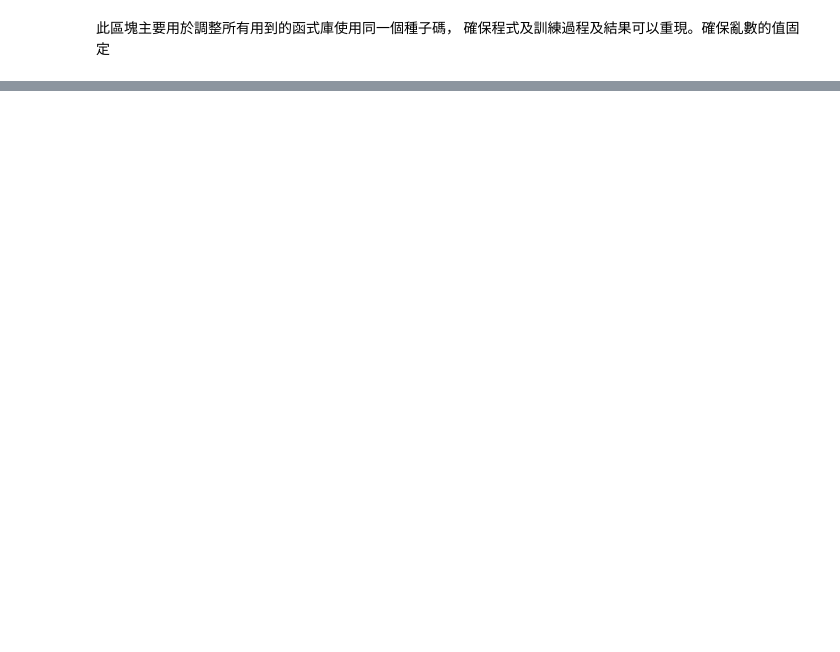
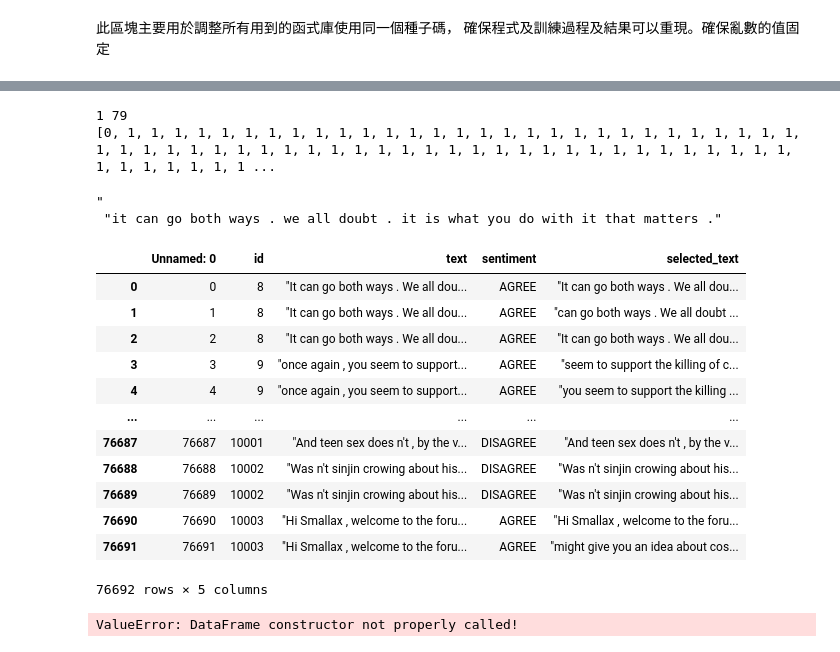
Before and after one commit to PoKai-H/NLP-RoBERTa, a Jupyter notebook: RoBERTa_PyTorch.ipynb, the cells around one changed output, grey strips where cells are left out. Cells and saved outputs as stored; diff of their text form; code cells hidden in the pictures; blank space fills up the shorter version.

```diff
--- a/RoBERTa_PyTorch.ipynb
+++ b/RoBERTa_PyTorch.ipynb
@@ -43 +47,4 @@ seed = 30
 seed_everything(seed)
+# %%
+train = pd.read_csv('train.csv')
+train.head()
@@ -43,0 +58,3 @@ seed_everything(seed)
+# %%
+train = train[['id','text','sentiment','selected_text']]
+train
@@ -43,0 +529,63 @@ seed_everything(seed)
+# %%
+selected_text = " " +  " ".join(train['selected_text'].iloc[0].lower().split())
+
+        # 取出 selected_text 的長度
+len_st = len(selected_text) - 1
+        #建立 text 之 index 用
+idx0 = None
+idx1 = None
+for ind in (i for i, e in enumerate(input_text) if e == selected_text[1]):
+        #print(input_text[ind: ind+len_st])
+        #     若 " " + tweet[ind: ind+len_st] 的組合 和 selected_text 一樣
+        #
+                # 設定 idx0 為起始點, idx1 為終止點
+                idx0 = ind
+                idx1 = ind + len_st - 1
+                print(idx0, idx1)
+                break
+
+        # 先以 len(tweet) 個 [0] 初始化 char_targets
+char_targets = [0] * len(input_text)
+
+if idx0 != None and idx1 != None:
+        # 將 char_targets 對應 tweet 的 selected_text 位置 (idx0 ~ idx1 的範圍) 設為 1
+        for ct in range(idx0, idx1 + 1):
+         char_targets[ct] = 1
+print(char_targets)
+# target_idx = []
+# for j, (offset1, offset2) in enumerate(offsets):
+#         #     若有發現 char_targets 中 範圍 offset1 至 offset2 的和大於 0 (代表有值)，
+#         #     則將其 index 放入 target_idx
+#     if sum(char_targets[offset1: offset2]) > 0:
+#                 target_idx.append(j)
+
+#         # 起始 idx 為 target_idx 中第一個，終止 idx 則為最後一個
+#     start_idx = target_idx[0]
+#     end_idx = target_idx[-1]
+# %% [output]
+1 79
+[0, 1, 1, 1, 1, 1, 1, 1, 1, 1, 1, 1, 1, 1, 1, 1, 1, 1, 1, 1, 1, 1, 1, 1, 1, 1, 1, 1, 1, 1, 1, 1, 1, 1, 1, 1, 1, 1, 1, 1, 1, 1, 1, 1, 1, 1, 1, 1, 1, 1, 1, 1, 1, 1, 1, 1, 1, 1, 1, 1, 1, 1, 1, 1, 1, 1, 1 ...
+# %%
+selected_text = " " +  " ".join(train['selected_text'].iloc[1].lower().split())
+input_text = " "+" ".join(train['text'].iloc[1].lower().split())
+print(selected_text[1])
+print(input_text)
+# %% [output]
+"
+ "it can go both ways . we all doubt . it is what you do with it that matters ."
+# %%
+train['text'].iloc[1]
+# %% [output]
+|  | Unnamed: 0 | id | text | sentiment | selected_text |
+| 0 | 0 | 8 | "It can go both ways . We all dou... | AGREE | "It can go both ways . We all dou... |
+| 1 | 1 | 8 | "It can go both ways . We all dou... | AGREE | "can go both ways . We all doubt ... |
+| 2 | 2 | 8 | "It can go both ways . We all dou... | AGREE | "It can go both ways . We all dou... |
+| 3 | 3 | 9 | "once again , you seem to support... | AGREE | "seem to support the killing of c... |
+| 4 | 4 | 9 | "once again , you seem to support... | AGREE | "you seem to support the killing ... |
+| ... | ... | ... | ... | ... | ... |
+| 76687 | 76687 | 10001 | "And teen sex does n't , by the v... | DISAGREE | "And teen sex does n't , by the v... |
+| 76688 | 76688 | 10002 | "Was n't sinjin crowing about his... | DISAGREE | "Was n't sinjin crowing about his... |
+| 76689 | 76689 | 10002 | "Was n't sinjin crowing about his... | DISAGREE | "Was n't sinjin crowing about his... |
+| 76690 | 76690 | 10003 | "Hi Smallax , welcome to the foru... | AGREE | "Hi Smallax , welcome to the foru... |
+| 76691 | 76691 | 10003 | "Hi Smallax , welcome to the foru... | AGREE | "might give you an idea about cos... |
+76692 rows × 5 columns
@@ -43,0 +595,4 @@ seed_everything(seed)
+# %%
+train = pd.DataFrame(train)
+# %% [output]
+ValueError: DataFrame constructor not properly called!
```
Also changed, not shown: parts of 31 cells of this notebook.
